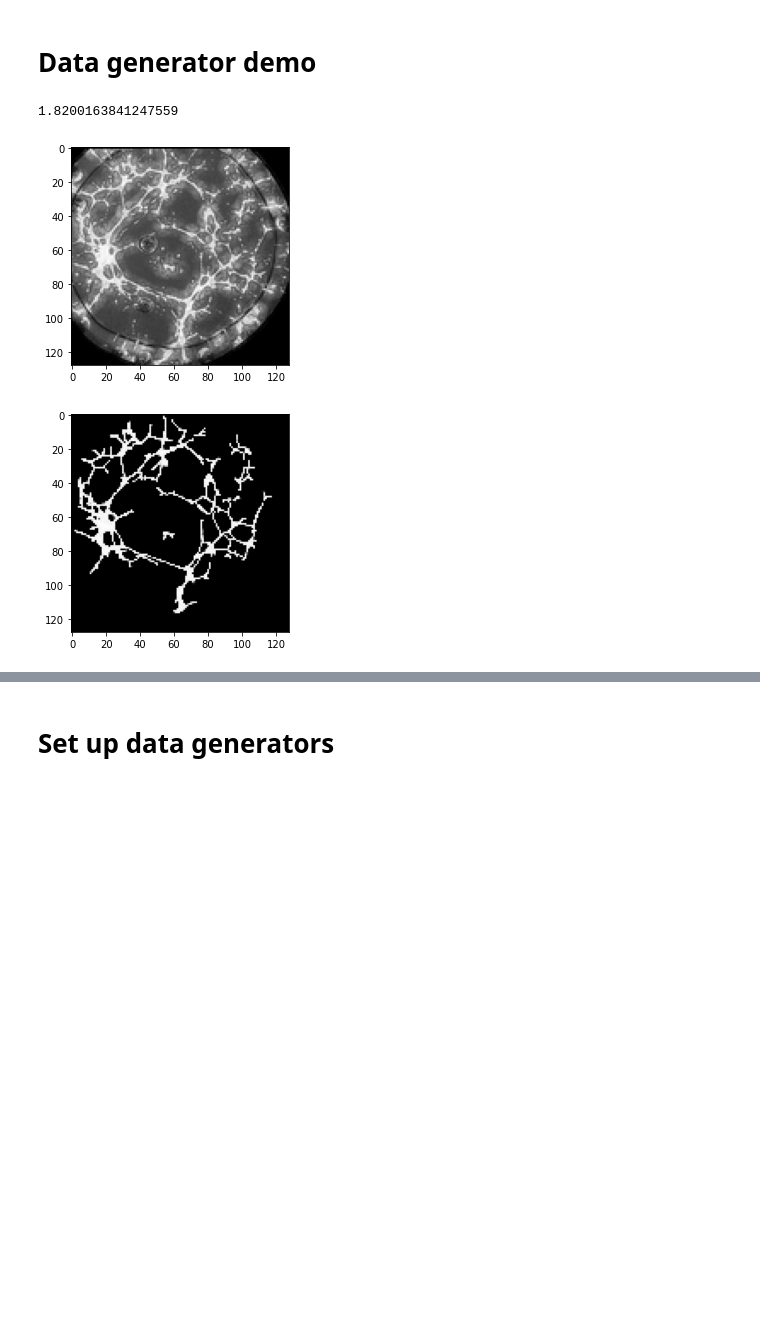
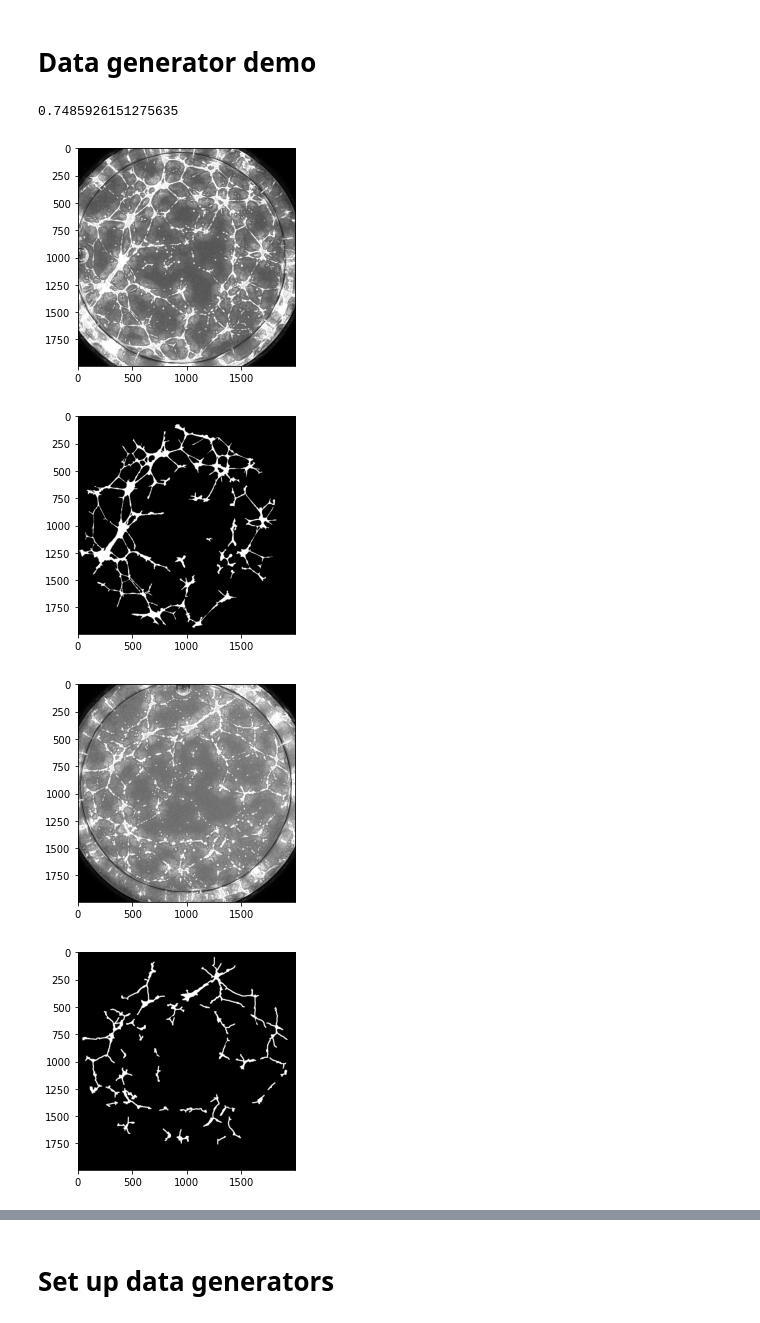
Before and after one commit to fogg-lab/tissue-model-analysis-tools, a Jupyter notebook: notebooks/binary_segmentation/oxford_pets_hp_v1.ipynb, the cells around one changed output, grey strips where cells are left out. Drawn from its saved outputs; the diff is of its cells as text; code cells hidden in the pictures; blank space fills up the shorter version.

```diff
--- a/notebooks/binary_segmentation/oxford_pets_hp_v1.ipynb
+++ b/notebooks/binary_segmentation/oxford_pets_hp_v1.ipynb
@@ -25,7 +26,8 @@ data_root_path = "/nfs/stak/users/wigginno/hpc-share/data/branching_data"
 # data_root_path = "./" # Mitchell
 # %%
-img_paths = sorted([fn.replace("\\", "/") for fn in glob(f"{data_root_path}/images/*.png")])
-label_paths = sorted([fn.replace("\\", "/") for fn in glob(f"{data_root_path}/masks/*.png")])
+img_extension = ".tif"
+img_paths = sorted([fn.replace("\\", "/") for fn in glob(f"{data_root_path}/images/*{img_extension}")])
+label_paths = sorted([fn.replace("\\", "/") for fn in glob(f"{data_root_path}/masks/*{img_extension}")])
 # %%
 len(label_paths)
 # %% [output]
@@ -46,10 +48,8 @@ print(len(img_paths))
 # Constants
 # %%
 rand_seed = 12345
-batch_size = 32
-img_shape = (128, 128)
-# img_size = (160, 160)
-# num_classes = 2
+batch_size = 8#32
+img_shape = (1992, 1992)
 n_outputs = 1
 rs = np.random.RandomState(seed=rand_seed)
 # For collapsing mask into binary range
@@ -65,7 +65,7 @@ filter_counts_options = [
 # %% [markdown]
 # Examine data
 # %%
-preview_idx = 10
+preview_idx = 5
 # %%
 # img = cv2.imread(img_paths[preview_idx], cv2.IMREAD_GRAYSCALE)
 img = np.expand_dims(np.array(load_img(img_paths[preview_idx], target_size=img_shape, color_mode="grayscale", interpolation="lanczos")), 2)
@@ -169,7 +155,7 @@ class BinaryMaskSequence(Sequence):
             x, y = d.compute((d.delayed(self.load_x)(batch_input_img_paths, self.img_size), d.delayed(self.load_y)(batch_target_img_paths, self.img_size)))[0]
 
         if self.augmentation_function != None:
-            x, y = self.augmentation_function(x, y, self.rs)
+            x, y = self.augmentation_function(x, y, self.rs, distortion_p=0.0)
 
         # If want to up/down-weight foreground/background pixel loss
         # This is good for images that tend to be imbalanced between foreground
@@ -186,15 +172,18 @@ class BinaryMaskSequence(Sequence):
 # %%
 # pets_demo = data_prep.BinaryMaskSequence(batch_size, img_shape, img_paths, label_paths, rs, load_x, load_y, augmentation_function=augment_data)
 pets_demo = BinaryMaskSequence(batch_size, img_shape, img_paths, label_paths, rs, load_x, load_y, augmentation_function=prep.augment_img_mask_pairs)
 start = time.time()
-X, y = pets_demo[1]
+X, y = pets_demo[0]
 stop = time.time()
 print(stop - start)
-plt.imshow(X[1][:,:,0], cmap='gray')
-plt.show()
-plt.imshow(y[1][:,:,0], cmap='gray')
-plt.show()
+for i in range(4):
+    plt.imshow(X[i][:,:,0], cmap='gray')
+    plt.show()
+    plt.imshow(y[i][:,:,0], cmap='gray')
+    plt.show()
 # %% [output]
-1.8200163841247559
+0.7485926151275635
-[figure, old version]
+[figure, new version]
-[figure, old version]
+[figure, new version]
+[figure, added]
+[figure, added]
```
Also changed, not shown: parts of 24 cells of this notebook, 2 other files.
